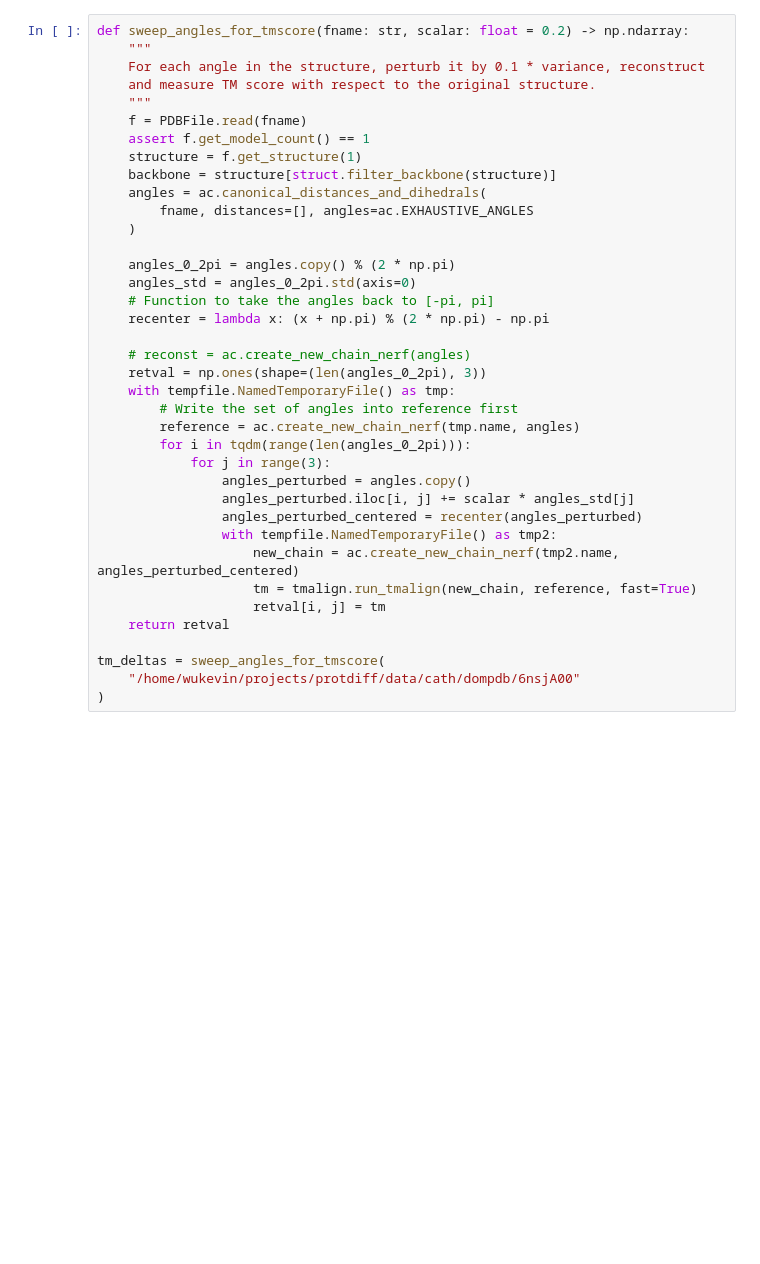
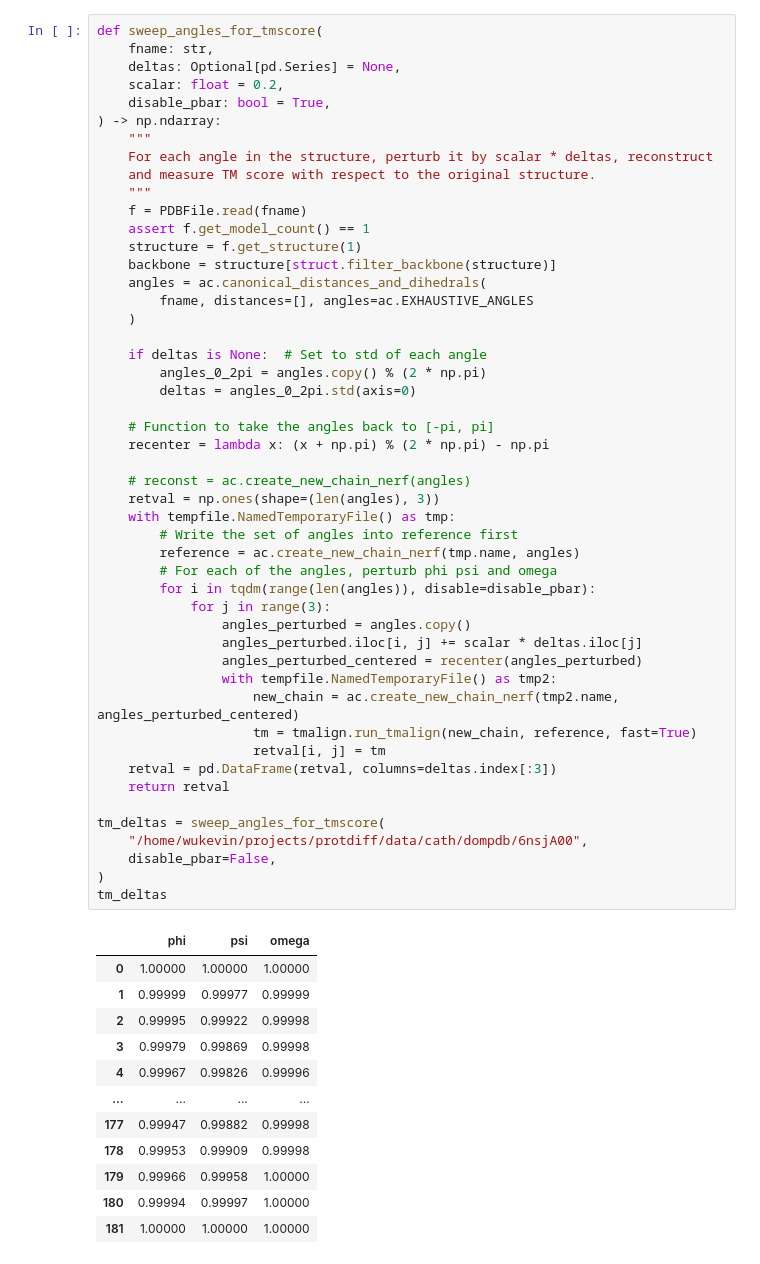
Before and after one commit to microsoft/foldingdiff, a Jupyter notebook: jupyter/scissor_effect_plots.ipynb, the cells around one changed output. Saved outputs shown, nothing was run; the diff lists cells and outputs as text; blank space fills up the shorter version.

```diff
--- a/jupyter/scissor_effect_plots.ipynb
+++ b/jupyter/scissor_effect_plots.ipynb
@@ -21,38 +41,62 @@ assert os.path.isdir(PLOT_DIR)
 # %%
-def sweep_angles_for_tmscore(fname: str, scalar: float = 0.2) -> np.ndarray:
+def sweep_angles_for_tmscore(
+    fname: str,
+    deltas: Optional[pd.Series] = None,
+    scalar: float = 0.2,
+    disable_pbar: bool = True,
+) -> np.ndarray:
     """
-    For each angle in the structure, perturb it by 0.1 * variance, reconstruct
+    For each angle in the structure, perturb it by scalar * deltas, reconstruct
     and measure TM score with respect to the original structure.
     """
     f = PDBFile.read(fname)
     assert f.get_model_count() == 1
     structure = f.get_structure(1)
     backbone = structure[struct.filter_backbone(structure)]
     angles = ac.canonical_distances_and_dihedrals(
         fname, distances=[], angles=ac.EXHAUSTIVE_ANGLES
     )
 
-    angles_0_2pi = angles.copy() % (2 * np.pi)
-    angles_std = angles_0_2pi.std(axis=0)
+    if deltas is None:  # Set to std of each angle
+        angles_0_2pi = angles.copy() % (2 * np.pi)
+        deltas = angles_0_2pi.std(axis=0)
+
     # Function to take the angles back to [-pi, pi]
     recenter = lambda x: (x + np.pi) % (2 * np.pi) - np.pi
 
     # reconst = ac.create_new_chain_nerf(angles)
-    retval = np.ones(shape=(len(angles_0_2pi), 3))
+    retval = np.ones(shape=(len(angles), 3))
     with tempfile.NamedTemporaryFile() as tmp:
         # Write the set of angles into reference first
         reference = ac.create_new_chain_nerf(tmp.name, angles)
-        for i in tqdm(range(len(angles_0_2pi))):
+        # For each of the angles, perturb phi psi and omega
+        for i in tqdm(range(len(angles)), disable=disable_pbar):
             for j in range(3):
                 angles_perturbed = angles.copy()
-                angles_perturbed.iloc[i, j] += scalar * angles_std[j]
+                angles_perturbed.iloc[i, j] += scalar * deltas.iloc[j]
                 angles_perturbed_centered = recenter(angles_perturbed)
                 with tempfile.NamedTemporaryFile() as tmp2:
                     new_chain = ac.create_new_chain_nerf(tmp2.name, angles_perturbed_centered)
                     tm = tmalign.run_tmalign(new_chain, reference, fast=True)
                     retval[i, j] = tm
+    retval = pd.DataFrame(retval, columns=deltas.index[:3])
     return retval
 
 tm_deltas = sweep_angles_for_tmscore(
-    "/home/wukevin/projects/protdiff/data/cath/dompdb/6nsjA00"
+    "/home/wukevin/projects/protdiff/data/cath/dompdb/6nsjA00",
+    disable_pbar=False,
 )
+tm_deltas
+# %% [output]
+|  | phi | psi | omega |
+| 0 | 1.00000 | 1.00000 | 1.00000 |
+| 1 | 0.99999 | 0.99977 | 0.99999 |
+| 2 | 0.99995 | 0.99922 | 0.99998 |
+| 3 | 0.99979 | 0.99869 | 0.99998 |
+| 4 | 0.99967 | 0.99826 | 0.99996 |
+| ... | ... | ... | ... |
+| 177 | 0.99947 | 0.99882 | 0.99998 |
+| 178 | 0.99953 | 0.99909 | 0.99998 |
+| 179 | 0.99966 | 0.99958 | 1.00000 |
+| 180 | 0.99994 | 0.99997 | 1.00000 |
+| 181 | 1.00000 | 1.00000 | 1.00000 |
```
Also changed, not shown: parts of 9 cells of this notebook, 12 other files.
